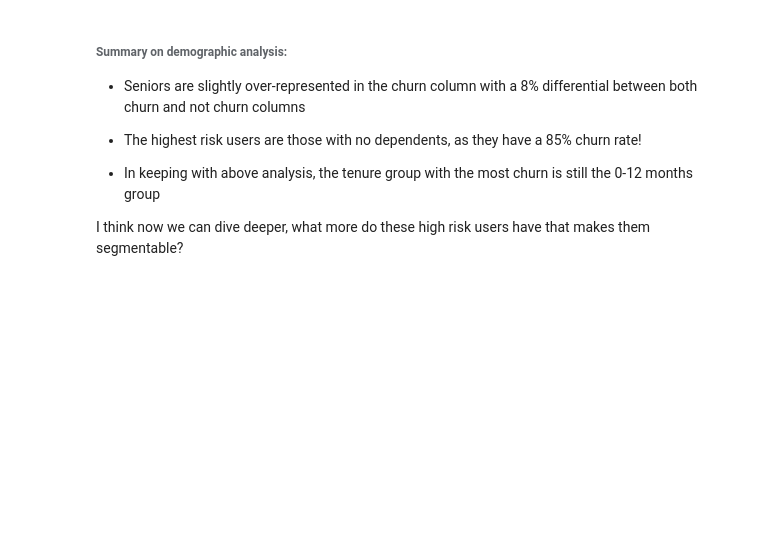
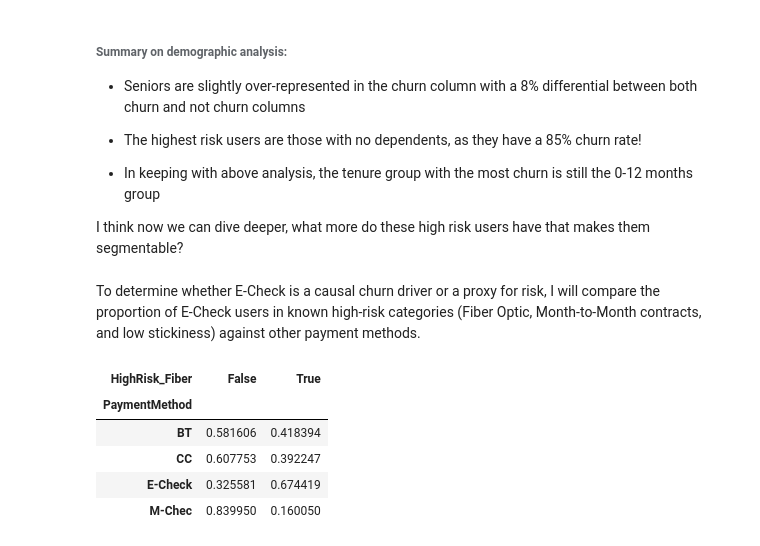
Before and after one commit to N-anle/TelecomChurnAnalysis, a Jupyter notebook: notebook.ipynb, the cells around one changed output. Drawn from its saved outputs; the diff is of its cells as text; code cells hidden in the pictures; blank space fills up the shorter version.

```diff
--- a/notebook.ipynb
+++ b/notebook.ipynb
@@ -896,3 +902,26 @@ Yes                0.565826        0.171802    0.262372
 * In keeping with above analysis, the tenure group with the most churn is still the 0-12 months group
 
 I think now we can dive deeper, what more do these high risk users have that makes them segmentable?
+# %% [markdown]
+To determine whether E-Check is a causal churn driver or a proxy for risk, I will compare the proportion of E-Check users in known high-risk categories (Fiber Optic, Month-to-Month contracts, and low stickiness) against other payment methods.
+# %%
+#Segmenting all high risk categories which are fiber optic, M2M users and low stickiness scores
+df['HighRisk_Fiber'] = df['InternetService'] == 'Fiber optic'
+df['HighRisk_Contract'] = df['Contract'] == 'Month-to-month'
+df['HighRisk_LowStickiness'] = df['StickinessScore'] < 2
+
+# Low stickiness is defined as subscribing to 0–1 value-added services.
+# This threshold was selected due to a clear inflection point in churn behavior.
+# %%
+pd.crosstab(
+    df['PaymentMethod'],
+    df['HighRisk_Fiber'],
+    normalize = 'index'
+)
+# %% [output]
+| HighRisk_Fiber | False | True |
+| PaymentMethod |  |  |
+| BT | 0.581606 | 0.418394 |
+| CC | 0.607753 | 0.392247 |
+| E-Check | 0.325581 | 0.674419 |
+| M-Chec | 0.839950 | 0.160050 |
```
Also changed, not shown: parts of 9 cells of this notebook.
